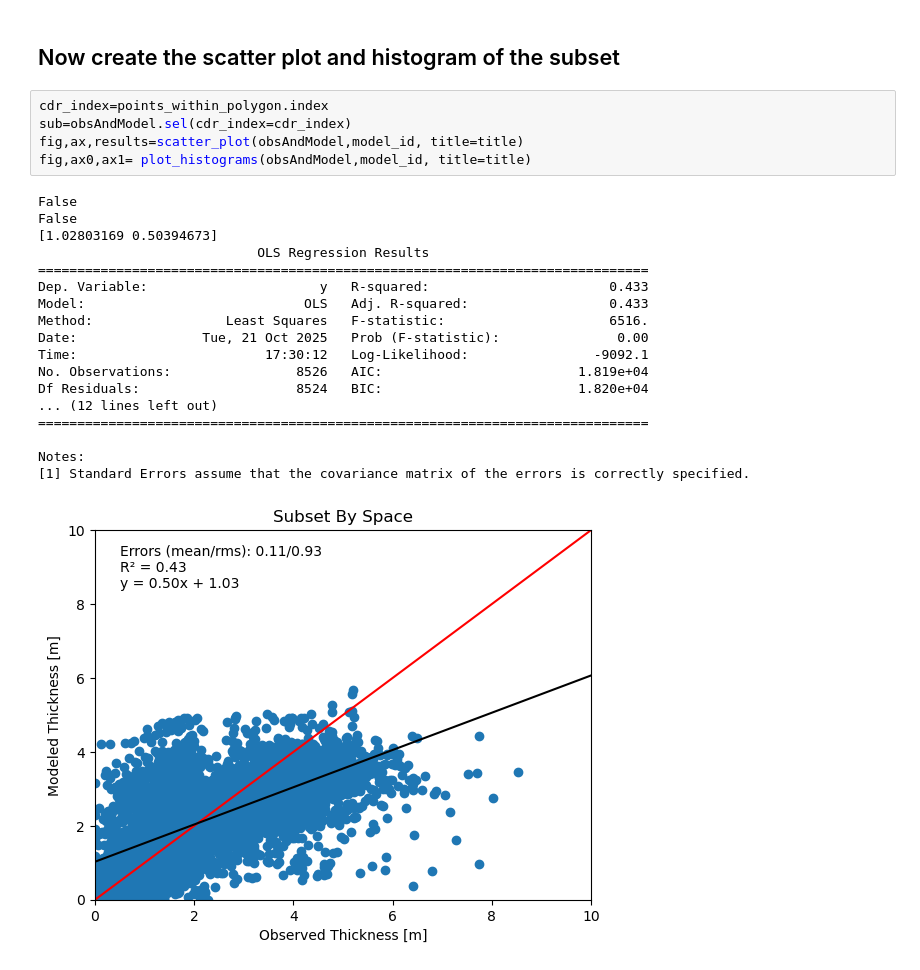
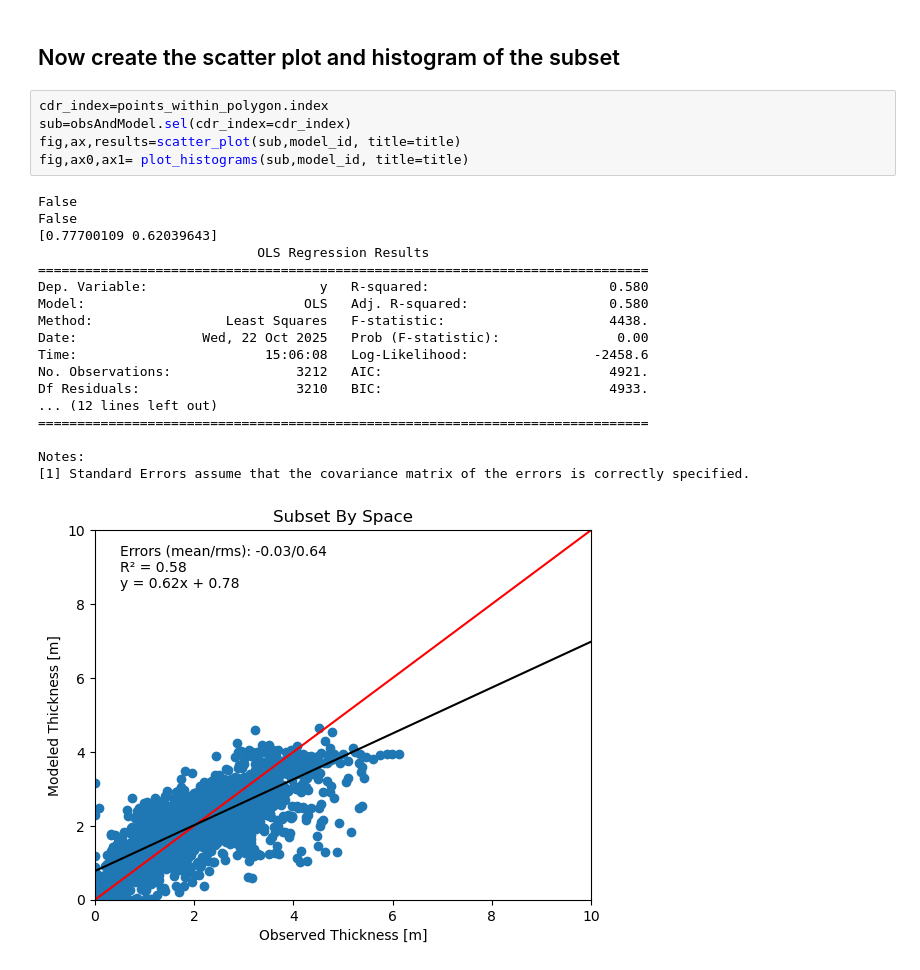
Before and after one commit to axelschweiger/thickCDR, a Jupyter notebook: CompareThickCDR_and_model.ipynb, the cells around one changed output. Cells and saved outputs as stored; diff of their text form.

```diff
--- a/CompareThickCDR_and_model.ipynb
+++ b/CompareThickCDR_and_model.ipynb
@@ -257,24 +295,24 @@ plt.show()
 # %%
 cdr_index=points_within_polygon.index
 sub=obsAndModel.sel(cdr_index=cdr_index)
-fig,ax,results=scatter_plot(obsAndModel,model_id, title=title)
-fig,ax0,ax1= plot_histograms(obsAndModel,model_id, title=title)
+fig,ax,results=scatter_plot(sub,model_id, title=title)
+fig,ax0,ax1= plot_histograms(sub,model_id, title=title)
 # %% [output]
 False
 False
-[1.02803169 0.50394673]
+[0.77700109 0.62039643]
                             OLS Regression Results
 ==============================================================================
-Dep. Variable:                      y   R-squared:                       0.433
-Model:                            OLS   Adj. R-squared:                  0.433
-Method:                 Least Squares   F-statistic:                     6516.
-Date:                Tue, 21 Oct 2025   Prob (F-statistic):               0.00
-Time:                        17:30:12   Log-Likelihood:                -9092.1
-No. Observations:                8526   AIC:                         1.819e+04
-Df Residuals:                    8524   BIC:                         1.820e+04
+Dep. Variable:                      y   R-squared:                       0.580
+Model:                            OLS   Adj. R-squared:                  0.580
+Method:                 Least Squares   F-statistic:                     4438.
+Date:                Wed, 22 Oct 2025   Prob (F-statistic):               0.00
+Time:                        15:06:08   Log-Likelihood:                -2458.6
+No. Observations:                3212   AIC:                             4921.
+Df Residuals:                    3210   BIC:                             4933.
 ... (12 lines left out)
 ==============================================================================
 
 Notes:
 [1] Standard Errors assume that the covariance matrix of the errors is correctly specified.
-[figure, old version]
+[figure, new version]
```
Also changed, not shown: parts of 10 cells of this notebook, 2 other files.
